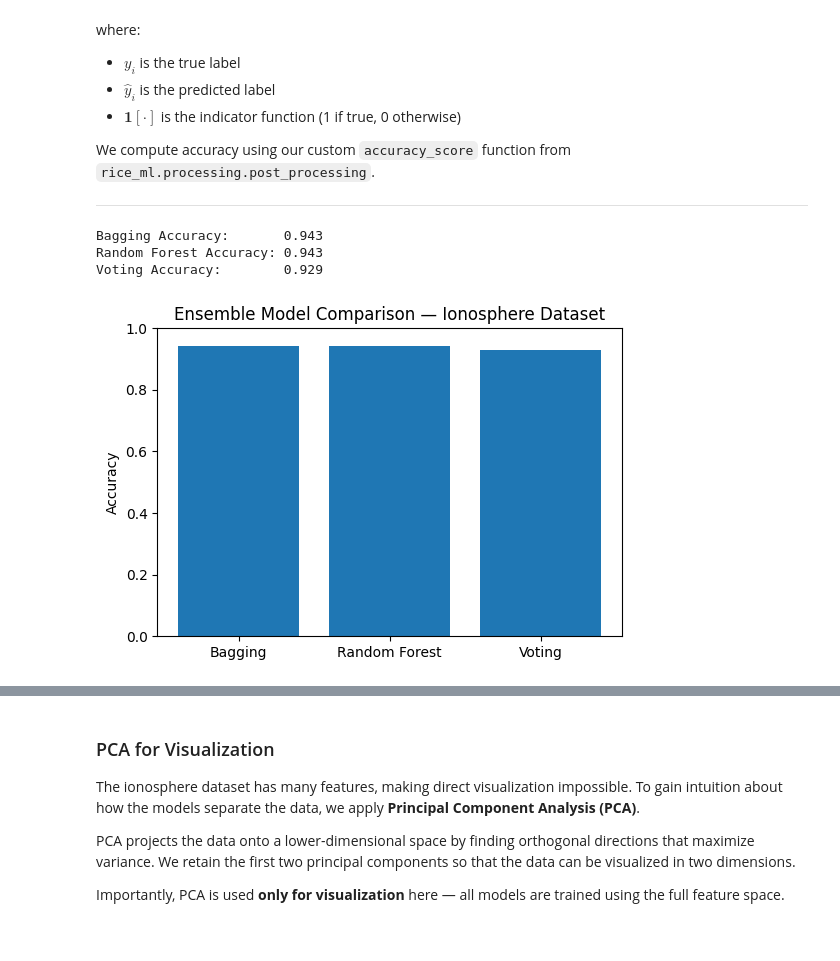
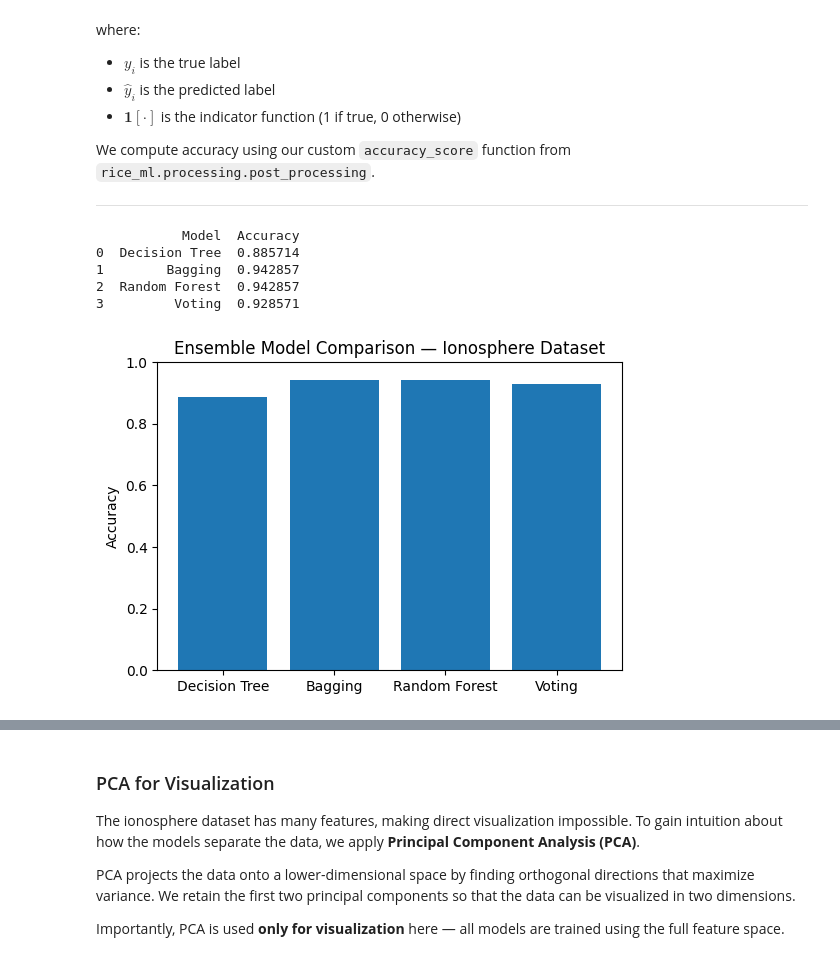
Before and after one commit to gwenfitz/fitzsimmons-cmor-438, a Jupyter notebook: notebooks/supervised_learning/Ensemble Methods/ensemble_methods_example.ipynb, the cells around one changed output, grey strips where cells are left out. Cells and saved outputs as stored; diff of their text form; code cells hidden in the pictures.

```diff
--- a/notebooks/supervised_learning/Ensemble Methods/ensemble_methods_example.ipynb
+++ b/notebooks/supervised_learning/Ensemble Methods/ensemble_methods_example.ipynb
@@ -344,40 +344,48 @@ We compute accuracy using our custom `accuracy_score` function from
 # %%
 
 # Predictions from ensemble models
 bag_pred = bag.predict(X_test)
 rf_pred = rf.predict(X_test)
 vote_pred = vote.predict(X_test)
 
 # Evaluate using custom accuracy metric
 bag_acc = accuracy_score(y_test, bag_pred)
 rf_acc = accuracy_score(y_test, rf_pred)
 vote_acc = accuracy_score(y_test, vote_pred)
 
-print(f"Bagging Accuracy:       {bag_acc:.3f}")
-print(f"Random Forest Accuracy: {rf_acc:.3f}")
-print(f"Voting Accuracy:        {vote_acc:.3f}")
-
 # Comparison Table
 results = pd.DataFrame({
-    "Model": ["Bagging", "Random Forest", "Voting"],
-    "Accuracy": [bag_acc, rf_acc, vote_acc]
+    "Model": [
+        "Decision Tree",
+        "Bagging",
+        "Random Forest",
+        "Voting"
+    ],
+    "Accuracy": [
+        tree_acc,
+        bag_acc,
+        rf_acc,
+        vote_acc
+    ]
 })
 
-results
+print(results)
 
 # Bar Plot Visualization
 
 plt.figure(figsize=(6, 4))
 plt.bar(results["Model"], results["Accuracy"])
 plt.ylim(0, 1)
 plt.ylabel("Accuracy")
 plt.title("Ensemble Model Comparison — Ionosphere Dataset")
 plt.show()
 # %% [output]
-Bagging Accuracy:       0.943
-Random Forest Accuracy: 0.943
-Voting Accuracy:        0.929
+           Model  Accuracy
+0  Decision Tree  0.885714
+1        Bagging  0.942857
+2  Random Forest  0.942857
+3         Voting  0.928571
-[figure, old version]
+[figure, new version]
 # %% [markdown]
 
 ---
```
Also changed, not shown: parts of 1 cell of this notebook, 8 other files.
